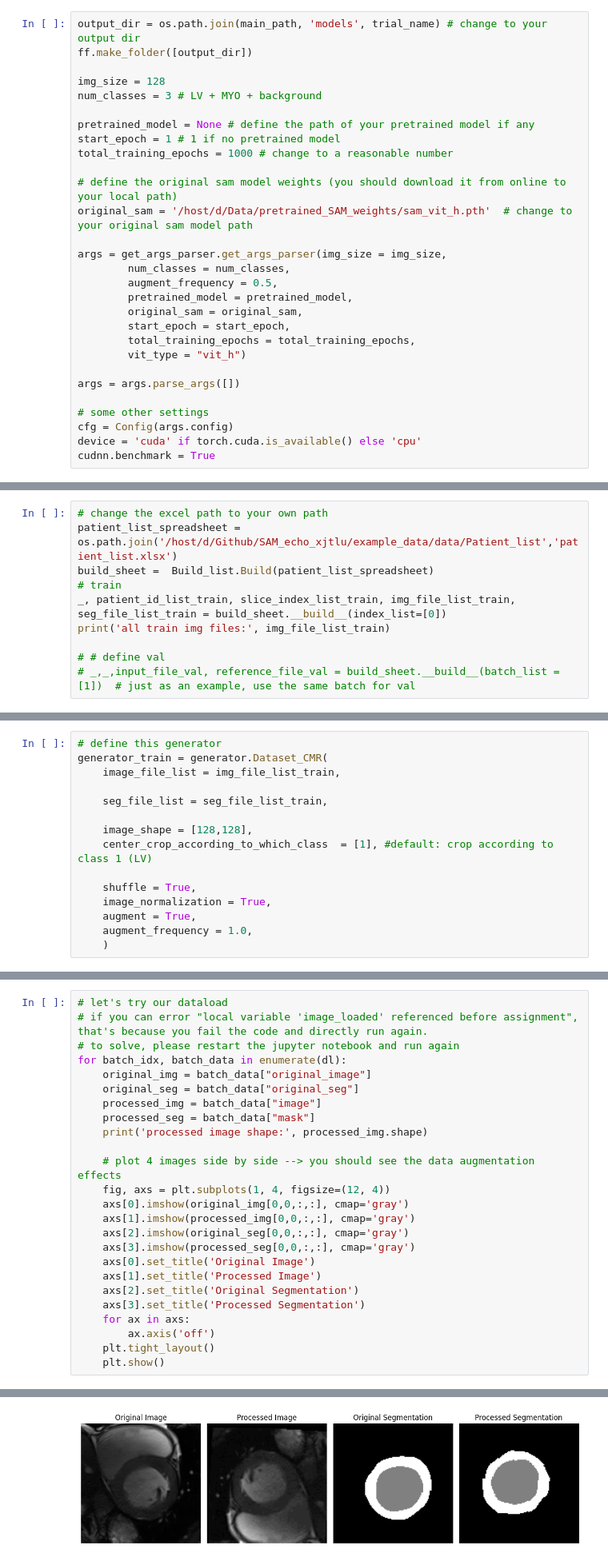
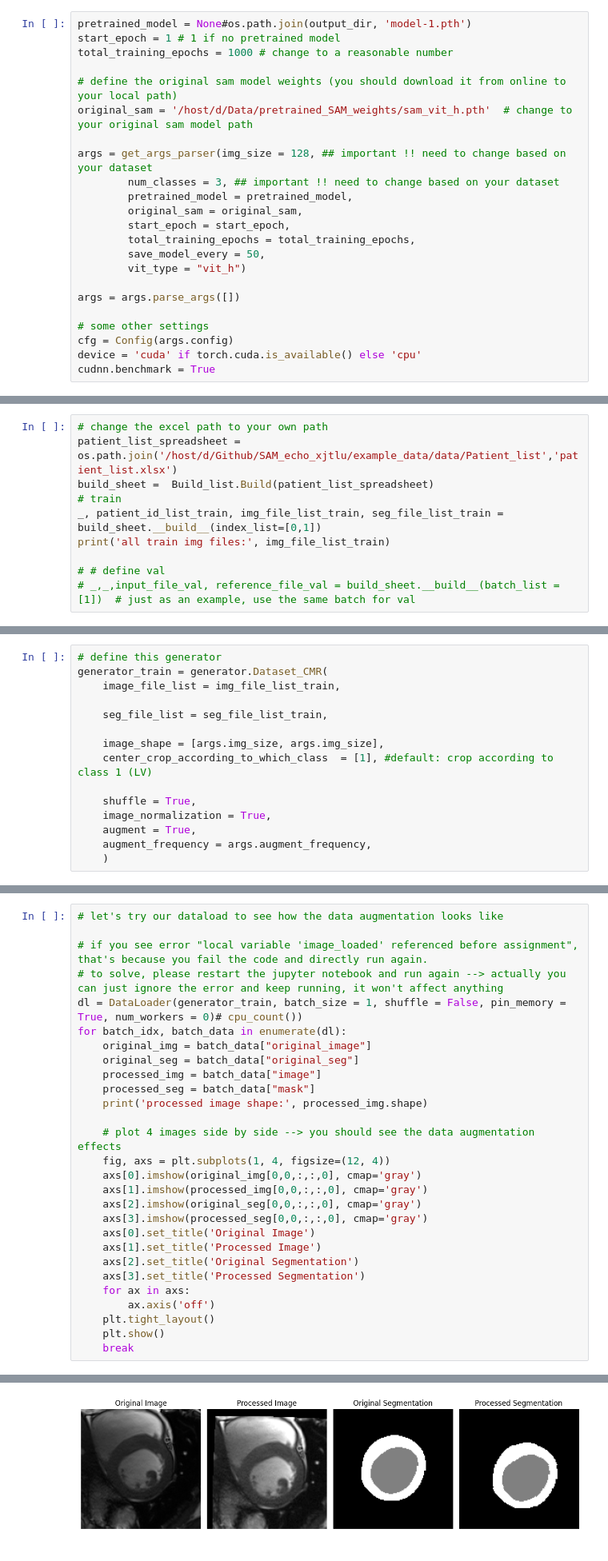
Before and after one commit to zhennongchen/SAM_echo_xjtlu, a Jupyter notebook: step1_train_new.ipynb, the cells around one changed output, grey strips where cells are left out. Shown at 80% size. Saved outputs shown, nothing was run; the diff lists cells and outputs as text.

```diff
--- a/step1_train_new.ipynb
+++ b/step1_train_new.ipynb
@@ -46,24 +103,18 @@ trial_name = 'trial'
 # %%
-output_dir = os.path.join(main_path, 'models', trial_name) # change to your output dir
-ff.make_folder([output_dir])
-
-img_size = 128
-num_classes = 3 # LV + MYO + background
-
-pretrained_model = None # define the path of your pretrained model if any
+pretrained_model = None#os.path.join(output_dir, 'model-1.pth')
 start_epoch = 1 # 1 if no pretrained model
 total_training_epochs = 1000 # change to a reasonable number
 
 # define the original sam model weights (you should download it from online to your local path)
 original_sam = '/host/d/Data/pretrained_SAM_weights/sam_vit_h.pth'  # change to your original sam model path
 
-args = get_args_parser.get_args_parser(img_size = img_size,
-        num_classes = num_classes,
-        augment_frequency = 0.5,
+args = get_args_parser(img_size = 128, ## important !! need to change based on your dataset
+        num_classes = 3, ## important !! need to change based on your dataset
         pretrained_model = pretrained_model,
         original_sam = original_sam,
         start_epoch = start_epoch,
         total_training_epochs = total_training_epochs,
+        save_model_every = 50,
         vit_type = "vit_h")
 
 args = args.parse_args([])
@@ -79,7 +130,7 @@ cudnn.benchmark = True
 patient_list_spreadsheet = os.path.join('/host/d/Github/SAM_echo_xjtlu/example_data/data/Patient_list','patient_list.xlsx')
 build_sheet =  Build_list.Build(patient_list_spreadsheet)
 # train
-_, patient_id_list_train, slice_index_list_train, img_file_list_train, seg_file_list_train = build_sheet.__build__(index_list=[0])
+_, patient_id_list_train, img_file_list_train, seg_file_list_train = build_sheet.__build__(index_list=[0,1])
 print('all train img files:', img_file_list_train)
 
 # # define val
@@ -95,11 +147,11 @@ generator_train = generator.Dataset_CMR(
 
     seg_file_list = seg_file_list_train,
 
-    image_shape = [128,128],
+    image_shape = [args.img_size, args.img_size],
     center_crop_according_to_which_class  = [1], #default: crop according to class 1 (LV)
 
     shuffle = True,
     image_normalization = True,
     augment = True,
-    augment_frequency = 1.0,
+    augment_frequency = args.augment_frequency,
     )
@@ -109,7 +158,9 @@ data_loader_train = dl
 # %%
-# let's try our dataload
-# if you can error "local variable 'image_loaded' referenced before assignment", that's because you fail the code and directly run again.
-# to solve, please restart the jupyter notebook and run again
+# let's try our dataload to see how the data augmentation looks like
+
+# if you see error "local variable 'image_loaded' referenced before assignment", that's because you fail the code and directly run again.
+# to solve, please restart the jupyter notebook and run again --> actually you can just ignore the error and keep running, it won't affect anything
+dl = DataLoader(generator_train, batch_size = 1, shuffle = False, pin_memory = True, num_workers = 0)# cpu_count())
 for batch_idx, batch_data in enumerate(dl):
     original_img = batch_data["original_image"]
     original_seg = batch_data["original_seg"]
@@ -119,10 +170,10 @@ for batch_idx, batch_data in enumerate(dl):
 
     # plot 4 images side by side --> you should see the data augmentation effects
     fig, axs = plt.subplots(1, 4, figsize=(12, 4))
-    axs[0].imshow(original_img[0,0,:,:], cmap='gray')
-    axs[1].imshow(processed_img[0,0,:,:], cmap='gray')
-    axs[2].imshow(original_seg[0,0,:,:], cmap='gray')
-    axs[3].imshow(processed_seg[0,0,:,:], cmap='gray')
+    axs[0].imshow(original_img[0,0,:,:,0], cmap='gray')
+    axs[1].imshow(processed_img[0,0,:,:,0], cmap='gray')
+    axs[2].imshow(original_seg[0,0,:,:,0], cmap='gray')
+    axs[3].imshow(processed_seg[0,0,:,:,0], cmap='gray')
     axs[0].set_title('Original Image')
     axs[1].set_title('Processed Image')
     axs[2].set_title('Original Segmentation')
@@ -131,4 +182,5 @@ for batch_idx, batch_data in enumerate(dl):
         ax.axis('off')
     plt.tight_layout()
     plt.show()
+    break
 # %% [output]
@@ -137,4 +190,4 @@ processed image shape: torch.Size([1, 1, 128, 128])
-[figure, old version]
+[figure, new version]
 # %% [markdown]
 ### step 4: load pre-trained SAM model (freeze SAM blocks)
 # %%
```
Also changed, not shown: parts of 8 cells of this notebook, 21 other files.
